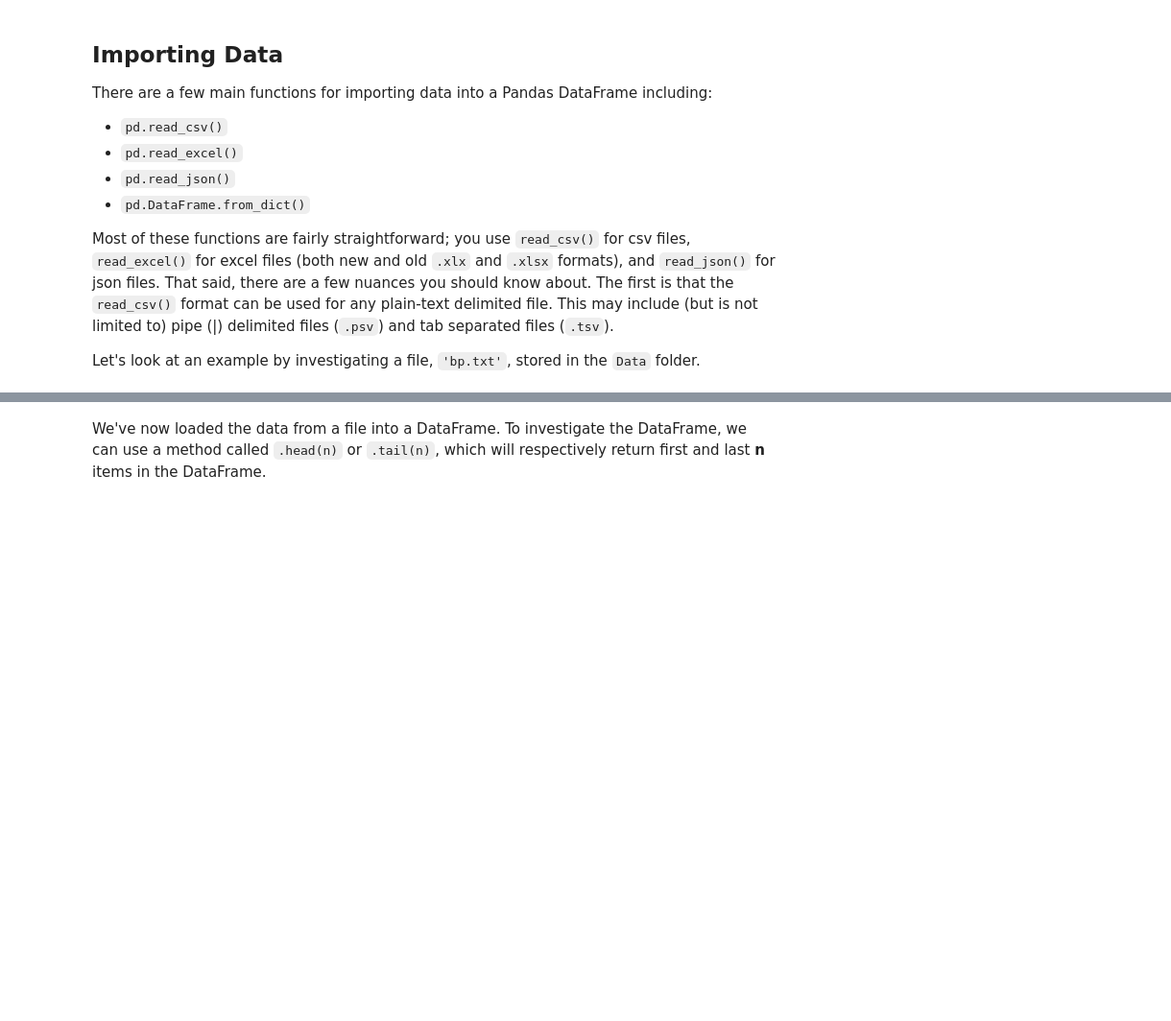
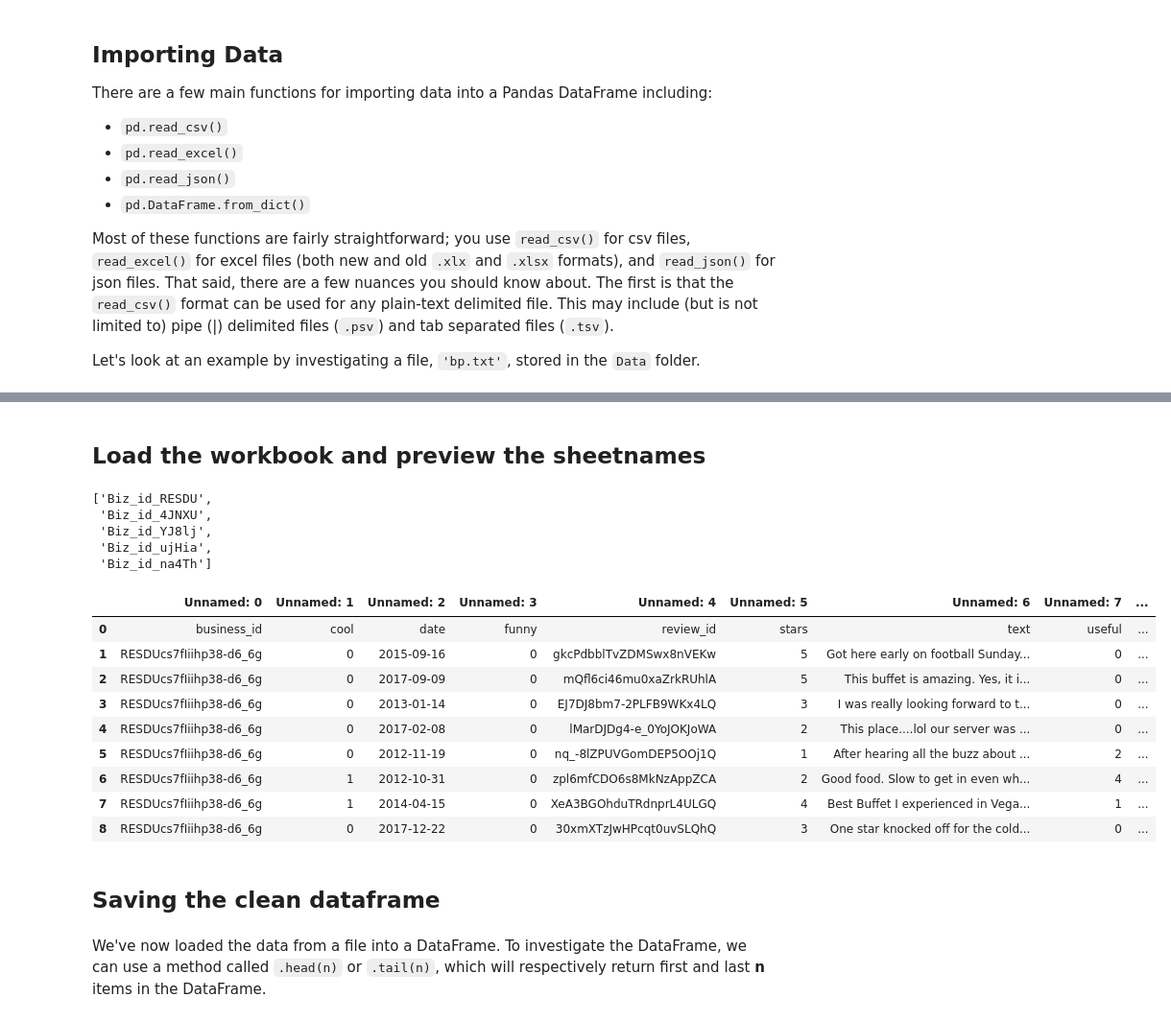
Before and after one commit to mish-mureh/dsc-importing-data-using-pandas, a Jupyter notebook: index.ipynb, the cells around one changed output, grey strips where cells are left out. Shown: that part at 96% size. Saved outputs shown, nothing was run; the diff lists cells and outputs as text; code cells hidden in the pictures; blank space fills up the shorter version.

```diff
--- a/index.ipynb
+++ b/index.ipynb
@@ -34,0 +280,28 @@ Let's look at an example by investigating a file, `'bp.txt'`, stored in the `Dat
+# %% [markdown]
+## Load the workbook and preview the sheetnames
+# %%
+# load the workbook
+workbook =pd.ExcelFile('Data/Yelp_Selected_Businesses.xlsx')
+workbook.sheet_names # to preview the sheet names
+# %% [output]
+['Biz_id_RESDU',
+ 'Biz_id_4JNXU',
+ 'Biz_id_YJ8lj',
+ 'Biz_id_ujHia',
+ 'Biz_id_na4Th']
+# %%
+df = workbook.parse(sheet_names= 2 , header=1)
+df
+# %% [output]
+|  | Unnamed: 0 | Unnamed: 1 | Unnamed: 2 | Unnamed: 3 | Unnamed: 4 | Unnamed: 5 | Unnamed: 6 | Unnamed: 7 | ... |
+| 0 | business_id | cool | date | funny | review_id | stars | text | useful | ... |
+| 1 | RESDUcs7fIiihp38-d6_6g | 0 | 2015-09-16 | 0 | gkcPdbblTvZDMSwx8nVEKw | 5 | Got here early on football Sunday... | 0 | ... |
+| 2 | RESDUcs7fIiihp38-d6_6g | 0 | 2017-09-09 | 0 | mQfl6ci46mu0xaZrkRUhlA | 5 | This buffet is amazing. Yes, it i... | 0 | ... |
+| 3 | RESDUcs7fIiihp38-d6_6g | 0 | 2013-01-14 | 0 | EJ7DJ8bm7-2PLFB9WKx4LQ | 3 | I was really looking forward to t... | 0 | ... |
+| 4 | RESDUcs7fIiihp38-d6_6g | 0 | 2017-02-08 | 0 | lMarDJDg4-e_0YoJOKJoWA | 2 | This place....lol our server was ... | 0 | ... |
+| 5 | RESDUcs7fIiihp38-d6_6g | 0 | 2012-11-19 | 0 | nq_-8lZPUVGomDEP5OOj1Q | 1 | After hearing all the buzz about ... | 2 | ... |
+| 6 | RESDUcs7fIiihp38-d6_6g | 1 | 2012-10-31 | 0 | zpl6mfCDO6s8MkNzAppZCA | 2 | Good food. Slow to get in even wh... | 4 | ... |
+| 7 | RESDUcs7fIiihp38-d6_6g | 1 | 2014-04-15 | 0 | XeA3BGOhduTRdnprL4ULGQ | 4 | Best Buffet I experienced in Vega... | 1 | ... |
+| 8 | RESDUcs7fIiihp38-d6_6g | 0 | 2017-12-22 | 0 | 30xmXTzJwHPcqt0uvSLQhQ | 3 | One star knocked off for the cold... | 0 | ... |
+# %% [markdown]
+## Saving the clean dataframe
```
Also changed, not shown: parts of 20 cells of this notebook.
